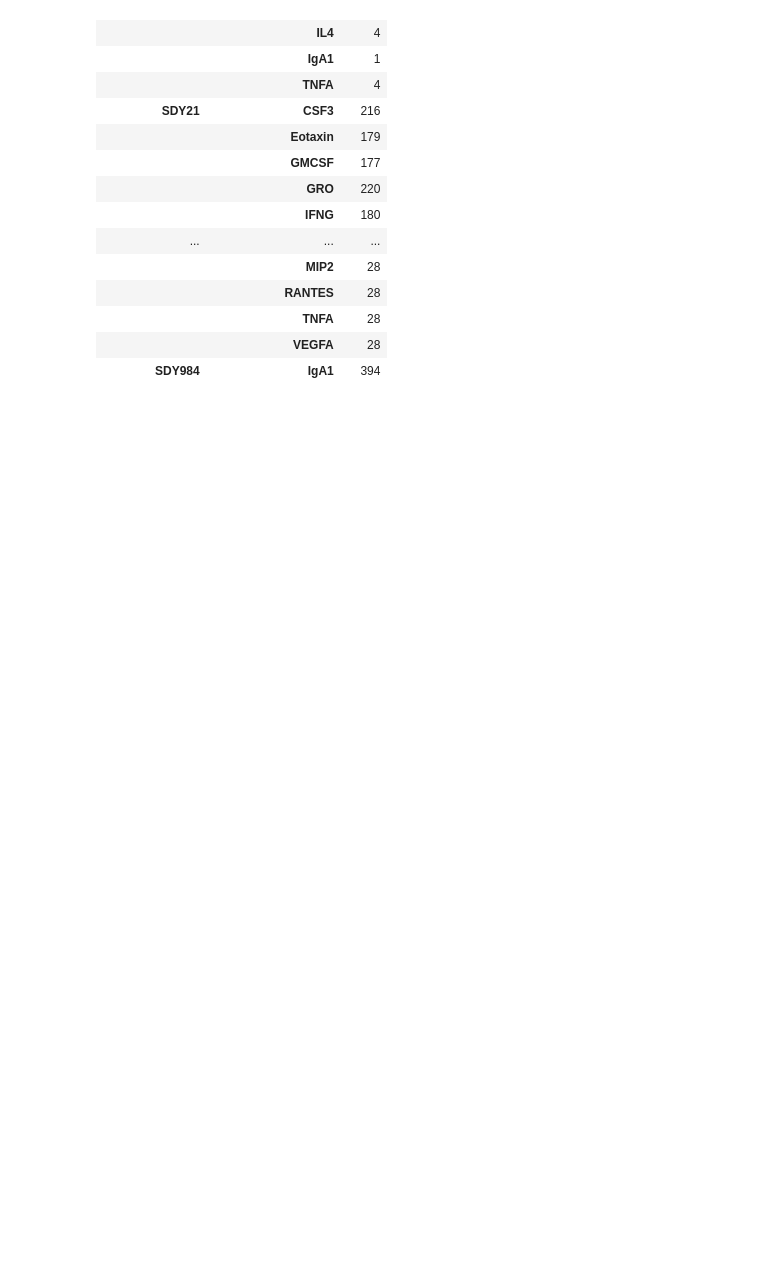
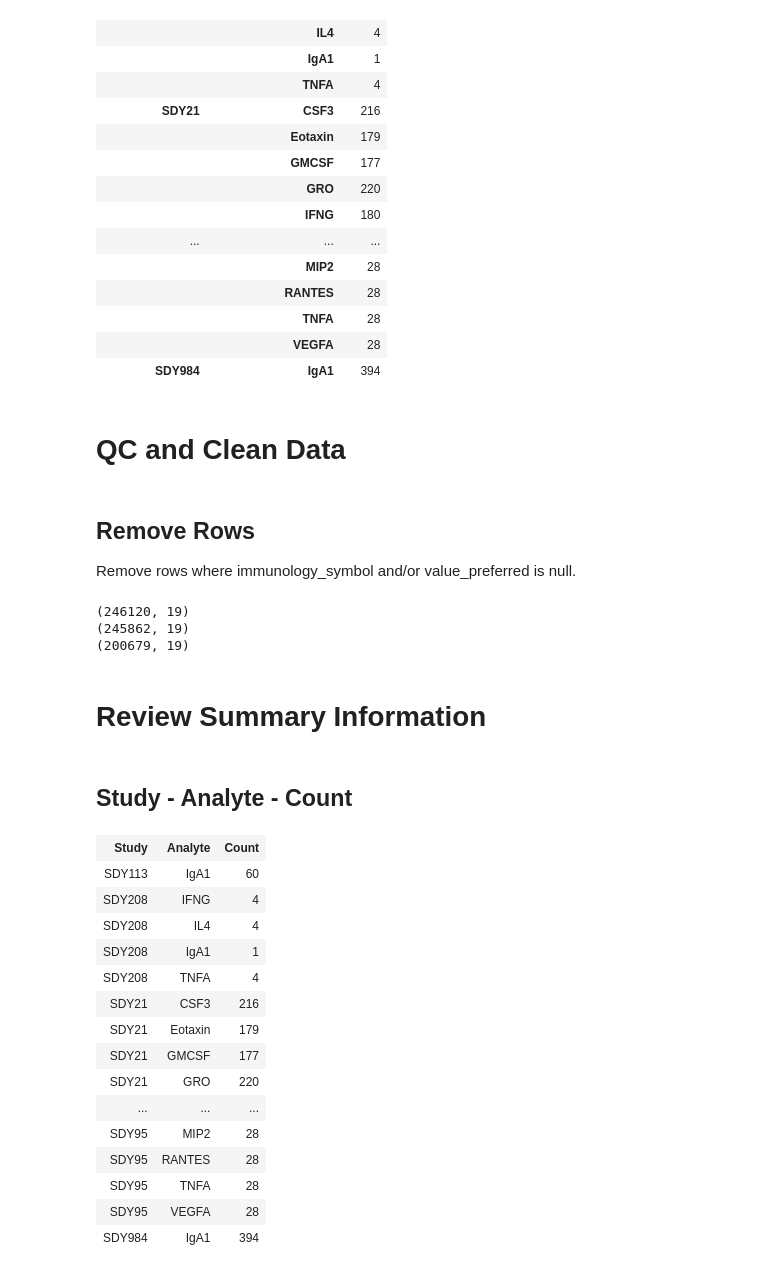
Before and after one commit to johnmcampbell13/SharedDataGraphics, a Jupyter notebook: ELISA_Explore.ipynb, the cells around one changed output. Saved outputs shown, nothing was run; the diff lists cells and outputs as text; code cells hidden in the pictures; blank space fills up the shorter version.

```diff
--- a/ELISA_Explore.ipynb
+++ b/ELISA_Explore.ipynb
@@ -280,3 +283,57 @@ symbol_by_study
 |  | TNFA | 28 |
 |  | VEGFA | 28 |
 | SDY984 | IgA1 | 394 |
+# %% [markdown]
+# QC and Clean Data
+# %% [markdown]
+## Remove Rows
+
+Remove rows where immunology_symbol and/or value_preferred is null.
+# %%
+print(elisa_result.shape)
+elisa_result = elisa_result[elisa_result['value_preferred'].notnull()]
+print(elisa_result.shape)
+elisa_result = elisa_result[elisa_result['immunology_symbol'].notnull()]
+print(elisa_result.shape)
+# %% [output]
+(246120, 19)
+(245862, 19)
+(200679, 19)
+# %% [markdown]
+
+# Review Summary Information
+# %% [markdown]
+## Study - Analyte - Count
+# %%
+data= []
+studies = sorted(elisa_result['study_accession'].unique())
+for study in studies:
+    study_rows = elisa_result[elisa_result['study_accession']==study]
+    analytes = sorted(study_rows['immunology_symbol'].unique())
+    for analyte in analytes:
+        values = study_rows[study_rows['immunology_symbol']==analyte]
+        data.append([study, analyte, len(values)])
+
+display(HTML(
+    '<table><tr><th>Study</th><th>Analyte</th><th>Count</th></tr><tr>{}</tr></table>'.format(
+        '</tr><tr>'.join(
+           '<td>{}</td>'.format('</td><td>'.join(str(_) for _ in row)) for row in data)
+        )
+))
+# %% [output]
+| Study | Analyte | Count |
+| SDY113 | IgA1 | 60 |
+| SDY208 | IFNG | 4 |
+| SDY208 | IL4 | 4 |
+| SDY208 | IgA1 | 1 |
+| SDY208 | TNFA | 4 |
+| SDY21 | CSF3 | 216 |
+| SDY21 | Eotaxin | 179 |
+| SDY21 | GMCSF | 177 |
+| SDY21 | GRO | 220 |
+| ... | ... | ... |
+| SDY95 | MIP2 | 28 |
+| SDY95 | RANTES | 28 |
+| SDY95 | TNFA | 28 |
+| SDY95 | VEGFA | 28 |
+| SDY984 | IgA1 | 394 |
```
Also changed, not shown: parts of 6 cells of this notebook.
